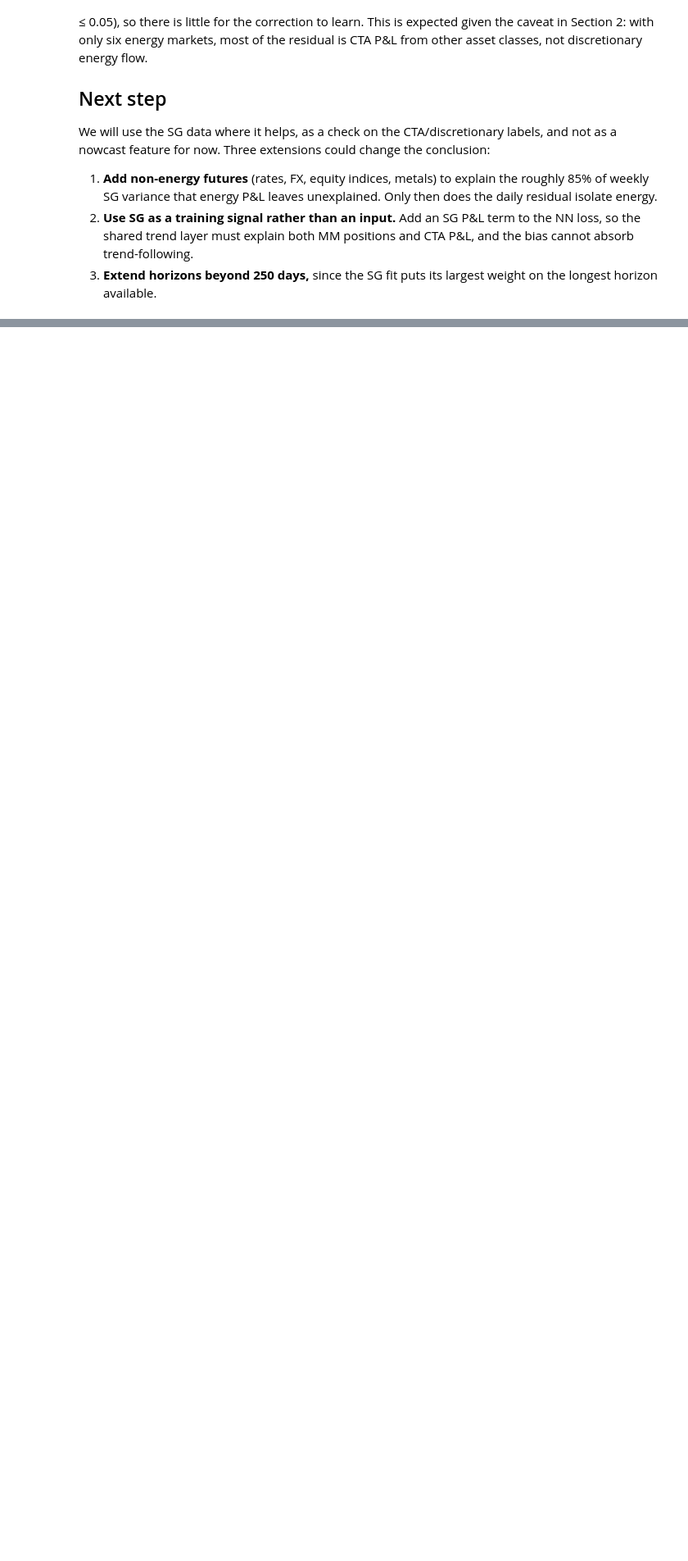
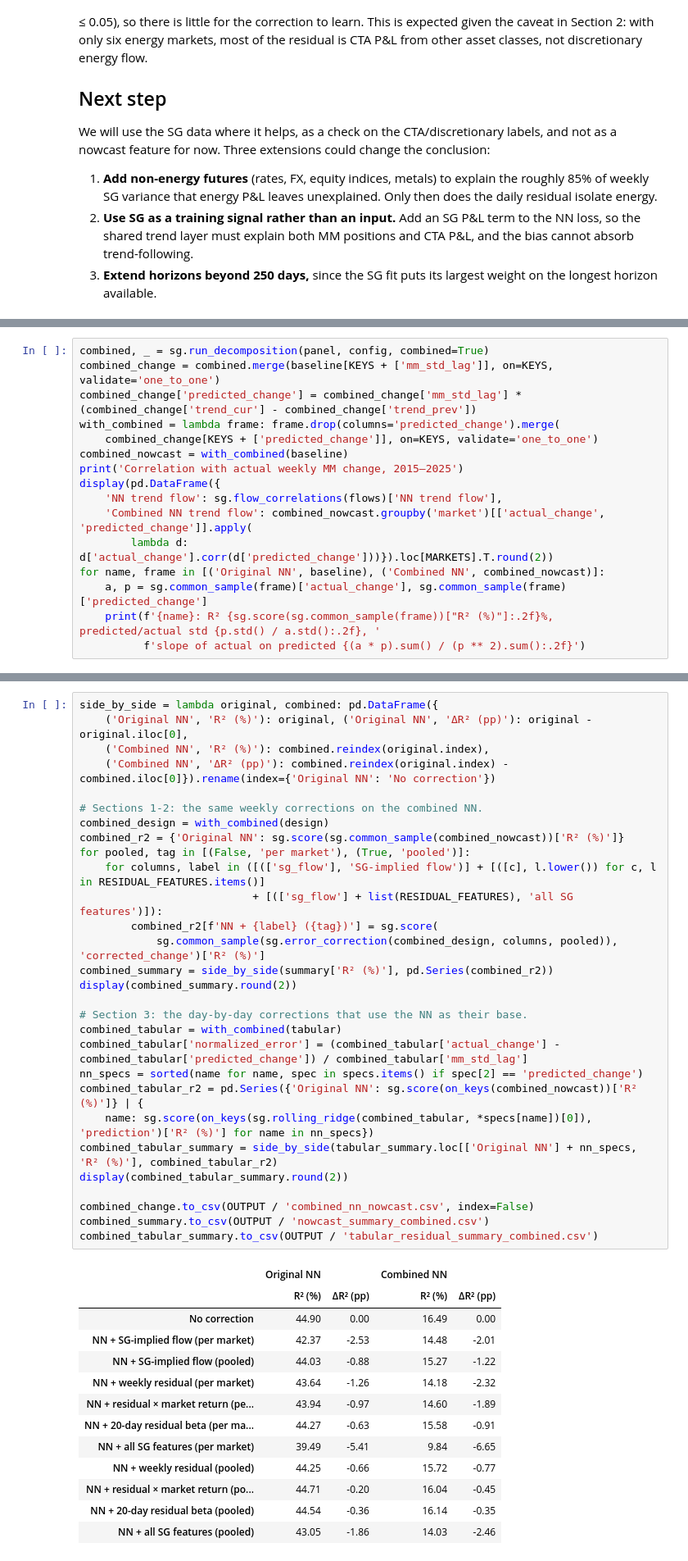
Before and after one commit to julienwax/Capstone, a Jupyter notebook: working_ideas/sg_input_feature.ipynb, the cells around one changed output, grey strips where cells are left out. Shown at 82% size. Saved outputs shown, nothing was run; the diff lists cells and outputs as text; blank space fills up the shorter version.

```diff
--- a/working_ideas/sg_input_feature.ipynb
+++ b/working_ideas/sg_input_feature.ipynb
@@ -347,0 +354,16 @@ We will use the SG data where it helps, as a check on the CTA/discretionary labe
+# %%
+combined, _ = sg.run_decomposition(panel, config, combined=True)
+combined_change = combined.merge(baseline[KEYS + ['mm_std_lag']], on=KEYS, validate='one_to_one')
+combined_change['predicted_change'] = combined_change['mm_std_lag'] * (combined_change['trend_cur'] - combined_change['trend_prev'])
+with_combined = lambda frame: frame.drop(columns='predicted_change').merge(
+    combined_change[KEYS + ['predicted_change']], on=KEYS, validate='one_to_one')
+combined_nowcast = with_combined(baseline)
+print('Correlation with actual weekly MM change, 2015–2025')
+display(pd.DataFrame({
+    'NN trend flow': sg.flow_correlations(flows)['NN trend flow'],
+    'Combined NN trend flow': combined_nowcast.groupby('market')[['actual_change', 'predicted_change']].apply(
+        lambda d: d['actual_change'].corr(d['predicted_change']))}).loc[MARKETS].T.round(2))
+for name, frame in [('Original NN', baseline), ('Combined NN', combined_nowcast)]:
+    a, p = sg.common_sample(frame)['actual_change'], sg.common_sample(frame)['predicted_change']
+    print(f'{name}: R² {sg.score(sg.common_sample(frame))["R² (%)"]:.2f}%, predicted/actual std {p.std() / a.std():.2f}, '
+          f'slope of actual on predicted {(a * p).sum() / (p ** 2).sum():.2f}')
@@ -347,0 +377,43 @@ We will use the SG data where it helps, as a check on the CTA/discretionary labe
+# %%
+side_by_side = lambda original, combined: pd.DataFrame({
+    ('Original NN', 'R² (%)'): original, ('Original NN', 'ΔR² (pp)'): original - original.iloc[0],
+    ('Combined NN', 'R² (%)'): combined.reindex(original.index),
+    ('Combined NN', 'ΔR² (pp)'): combined.reindex(original.index) - combined.iloc[0]}).rename(index={'Original NN': 'No correction'})
+
+# Sections 1-2: the same weekly corrections on the combined NN.
+combined_design = with_combined(design)
+combined_r2 = {'Original NN': sg.score(sg.common_sample(combined_nowcast))['R² (%)']}
+for pooled, tag in [(False, 'per market'), (True, 'pooled')]:
+    for columns, label in ([(['sg_flow'], 'SG-implied flow')] + [([c], l.lower()) for c, l in RESIDUAL_FEATURES.items()]
+                           + [(['sg_flow'] + list(RESIDUAL_FEATURES), 'all SG features')]):
+        combined_r2[f'NN + {label} ({tag})'] = sg.score(
+            sg.common_sample(sg.error_correction(combined_design, columns, pooled)), 'corrected_change')['R² (%)']
+combined_summary = side_by_side(summary['R² (%)'], pd.Series(combined_r2))
+display(combined_summary.round(2))
+
+# Section 3: the day-by-day corrections that use the NN as their base.
+combined_tabular = with_combined(tabular)
+combined_tabular['normalized_error'] = (combined_tabular['actual_change'] - combined_tabular['predicted_change']) / combined_tabular['mm_std_lag']
+nn_specs = sorted(name for name, spec in specs.items() if spec[2] == 'predicted_change')
+combined_tabular_r2 = pd.Series({'Original NN': sg.score(on_keys(combined_nowcast))['R² (%)']} | {
+    name: sg.score(on_keys(sg.rolling_ridge(combined_tabular, *specs[name])[0]), 'prediction')['R² (%)'] for name in nn_specs})
+combined_tabular_summary = side_by_side(tabular_summary.loc[['Original NN'] + nn_specs, 'R² (%)'], combined_tabular_r2)
+display(combined_tabular_summary.round(2))
+
+combined_change.to_csv(OUTPUT / 'combined_nn_nowcast.csv', index=False)
+combined_summary.to_csv(OUTPUT / 'nowcast_summary_combined.csv')
+combined_tabular_summary.to_csv(OUTPUT / 'tabular_residual_summary_combined.csv')
+# %% [output]
+|  | Original NN |  | Combined NN |  |
+|  | R² (%) | ΔR² (pp) | R² (%) | ΔR² (pp) |
+| No correction | 44.90 | 0.00 | 16.49 | 0.00 |
+| NN + SG-implied flow (per market) | 42.37 | -2.53 | 14.48 | -2.01 |
+| NN + SG-implied flow (pooled) | 44.03 | -0.88 | 15.27 | -1.22 |
+| NN + weekly residual (per market) | 43.64 | -1.26 | 14.18 | -2.32 |
+| NN + residual × market return (pe... | 43.94 | -0.97 | 14.60 | -1.89 |
+| NN + 20-day residual beta (per ma... | 44.27 | -0.63 | 15.58 | -0.91 |
+| NN + all SG features (per market) | 39.49 | -5.41 | 9.84 | -6.65 |
+| NN + weekly residual (pooled) | 44.25 | -0.66 | 15.72 | -0.77 |
+| NN + residual × market return (po... | 44.71 | -0.20 | 16.04 | -0.45 |
+| NN + 20-day residual beta (pooled) | 44.54 | -0.36 | 16.14 | -0.35 |
+| NN + all SG features (pooled) | 43.05 | -1.86 | 14.03 | -2.46 |
```
Also changed, not shown: parts of 4 cells of this notebook, 3 other files.
